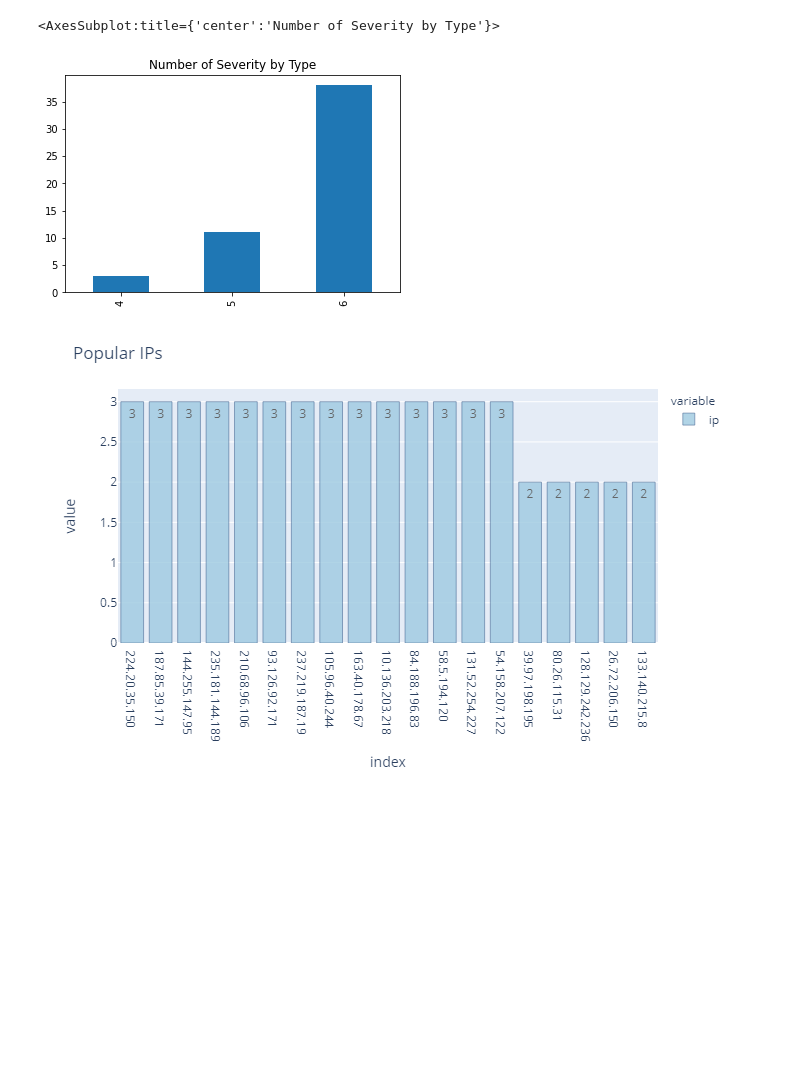
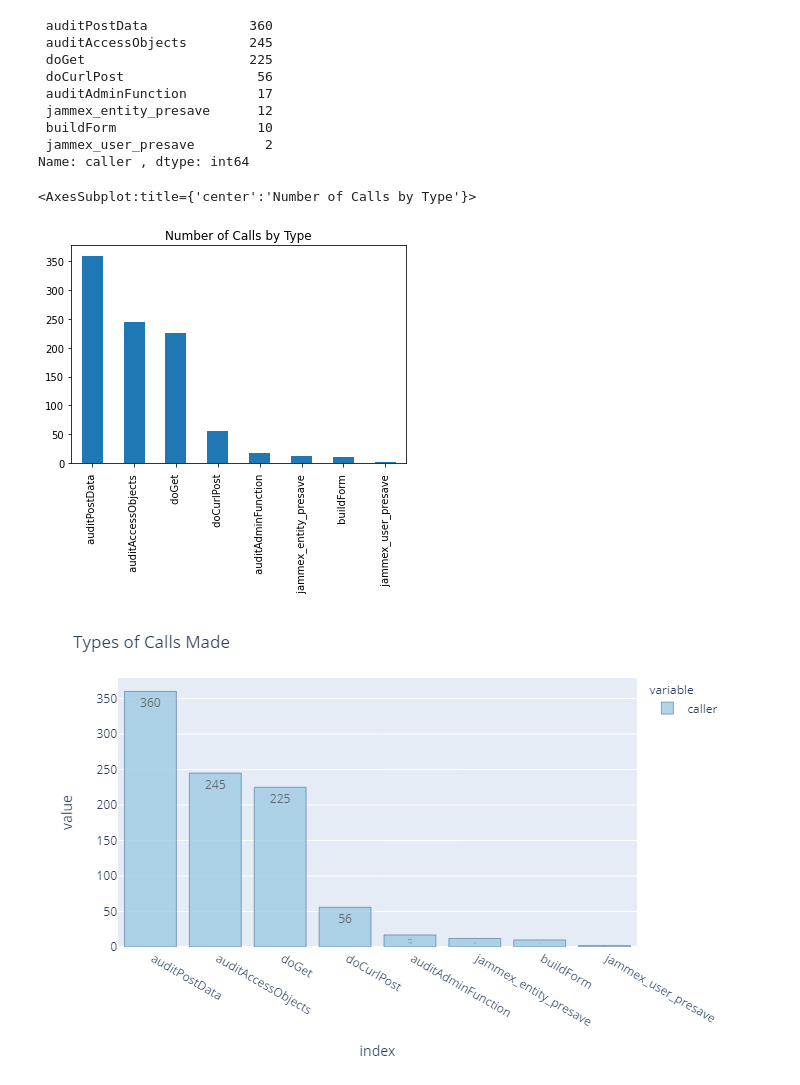
Before and after one commit to Lee486/gitsample, a Jupyter notebook: WatchdogSample.ipynb, the cells around one changed output. Drawn from its saved outputs; the diff is of its cells as text; code cells hidden in the pictures; blank space fills up the shorter version.

```diff
--- a/WatchdogSample.ipynb
+++ b/WatchdogSample.ipynb
@@ -43,0 +25,3 @@ data.describe(include='all')
+# %%
+#skips the ones that don't fit pretty
+data = pd.read_csv('Audit20201117_adminuser_wHeader.txt', sep="|", header=0, error_bad_lines=False)
@@ -43,0 +35,6 @@ data.describe(include='all')
+# %%
+data[['Date','Time']] = data['fullTimeWithMicro '].str.split('EST', expand=True) #splits the date from time
+data['Date'] =  pd.to_datetime(data['Date']) #makes sure the date is a Date not an int
+data.head()
+data.describe(include='all') #5 num summary (mean, mode, std, min, max) & percentile numbers (if applicable).
+#most importantly, count + unique.
@@ -44,20 +56,28 @@ data.describe(include='all')
 # %%
-#standard graph
-data['severity'].value_counts() #just have this to see the data type
-fig = data['severity'].value_counts().plot(kind ="bar", title = "Number of Severity by Type")
+#bar chart of how many calls
+data['caller '].value_counts() #how many of each caller we have
+print(data['caller '].value_counts())
+fig = data['caller '].value_counts().plot(kind ="bar", title = "Number of Calls by Type")
 fig
 # %% [output]
-<AxesSubplot:title={'center':'Number of Severity by Type'}>
+ auditPostData             360
+ auditAccessObjects        245
+ doGet                     225
+ doCurlPost                 56
+ auditAdminFunction         17
+ jammex_entity_presave      12
+ buildForm                  10
+ jammex_user_presave         2
+Name: caller , dtype: int64
+<AxesSubplot:title={'center':'Number of Calls by Type'}>
-[figure, old version]
+[figure, new version]
 # %%
-#bar graph of the # of ip numbers
-ipDF = pd.DataFrame(data['ip'].value_counts())
-ipBar = px.bar(data['ip'].value_counts())
-ipBar.update_traces(text = ipDF['ip'], textposition='inside')
-ipBar.update_traces(marker_color='rgb(158,202,225)', marker_line_color='rgb(8,48,107)',
+sampledf = pd.DataFrame(data['caller '].value_counts())
+fig = px.bar(data['caller '].value_counts())
+fig.update_traces(text = sampledf['caller '], textposition='inside')
+fig.update_traces(marker_color='rgb(158,202,225)', marker_line_color='rgb(8,48,107)',
                   marker_line_width=.5, opacity=0.8)
-ipBar.update_layout(title_text='Popular IPs')
-ipBar.show("png") #static img
-ipBar.show() #interactive ver
+fig.update_layout(title_text='Types of Calls Made')
+fig.show("png")
 # %% [output]
-[figure, old version]
+[figure, new version]
```
Also changed, not shown: parts of 9 cells of this notebook.
